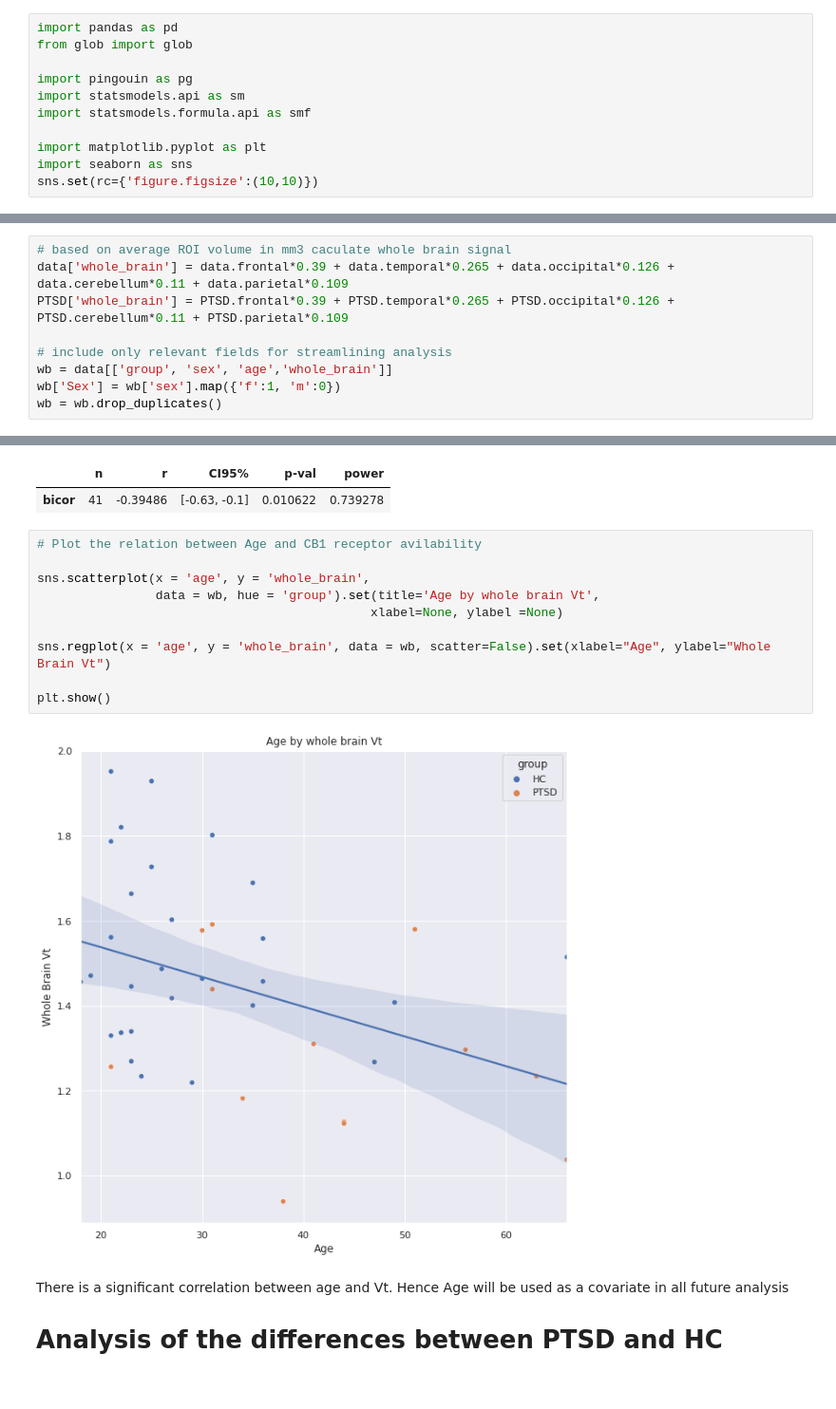
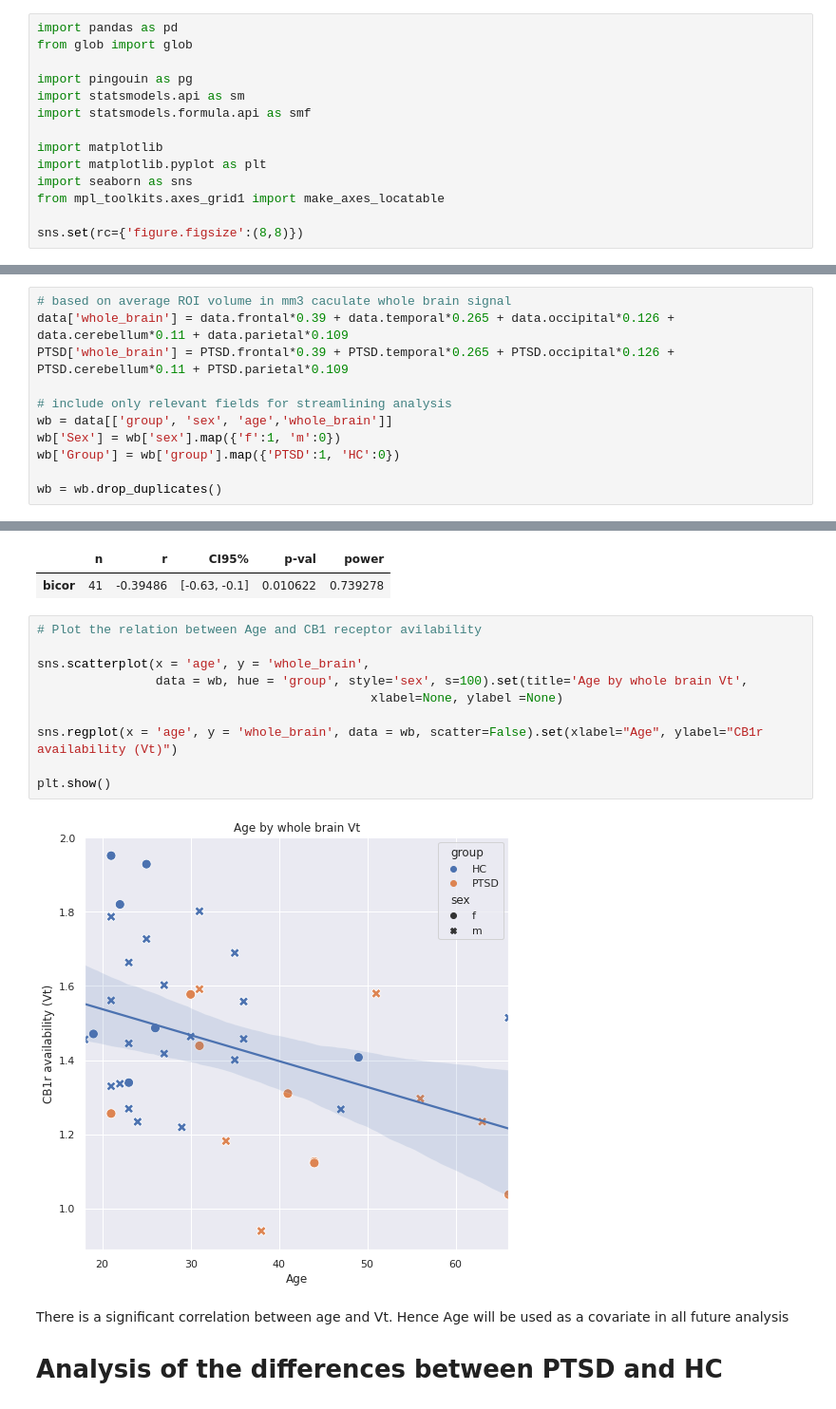
Before and after one commit to KoremNSN/CB1rPTSD, a Jupyter notebook: Whole_Brain_analysis.ipynb, the cells around one changed output, grey strips where cells are left out. Shown at 95% size. Cells and saved outputs as stored; diff of their text form.

```diff
--- a/Whole_Brain_analysis.ipynb
+++ b/Whole_Brain_analysis.ipynb
@@ -26,9 +33,12 @@ import pingouin as pg
 import statsmodels.api as sm
 import statsmodels.formula.api as smf
 
+import matplotlib
 import matplotlib.pyplot as plt
 import seaborn as sns
-sns.set(rc={'figure.figsize':(10,10)})
+from mpl_toolkits.axes_grid1 import make_axes_locatable
+
+sns.set(rc={'figure.figsize':(8,8)})
 # %% [markdown]
 # Load data and prepare it for analysis
 # %%
@@ -74,6 +84,8 @@ PTSD['whole_brain'] = PTSD.frontal*0.39 + PTSD.temporal*0.265 + PTSD.occipital*0
 # include only relevant fields for streamlining analysis
 wb = data[['group', 'sex', 'age','whole_brain']]
 wb['Sex'] = wb['sex'].map({'f':1, 'm':0})
+wb['Group'] = wb['group'].map({'PTSD':1, 'HC':0})
+
 wb = wb.drop_duplicates()
 # %% [output]
 A value is trying to be set on a copy of a slice from a DataFrame.
@@ -124,15 +143,15 @@ pg.corr(wb.age, wb.whole_brain, method='bicor')
 # %%
 # Plot the relation between Age and CB1 receptor avilability
 
 sns.scatterplot(x = 'age', y = 'whole_brain',
-                data = wb, hue = 'group').set(title='Age by whole brain Vt',
+                data = wb, hue = 'group', style='sex', s=100).set(title='Age by whole brain Vt',
                                              xlabel=None, ylabel =None)
 
-sns.regplot(x = 'age', y = 'whole_brain', data = wb, scatter=False).set(xlabel="Age", ylabel="Whole Brain Vt")
+sns.regplot(x = 'age', y = 'whole_brain', data = wb, scatter=False).set(xlabel="Age", ylabel="CB1r availability (Vt)")
 
 plt.show()
 # %% [output]
-[figure, old version]
+[figure, new version]
 # %% [markdown]
 There is a significant correlation between age and Vt. Hence Age will be used as a covariate in all future analysis
 
```
Also changed, not shown: parts of 22 cells of this notebook.
